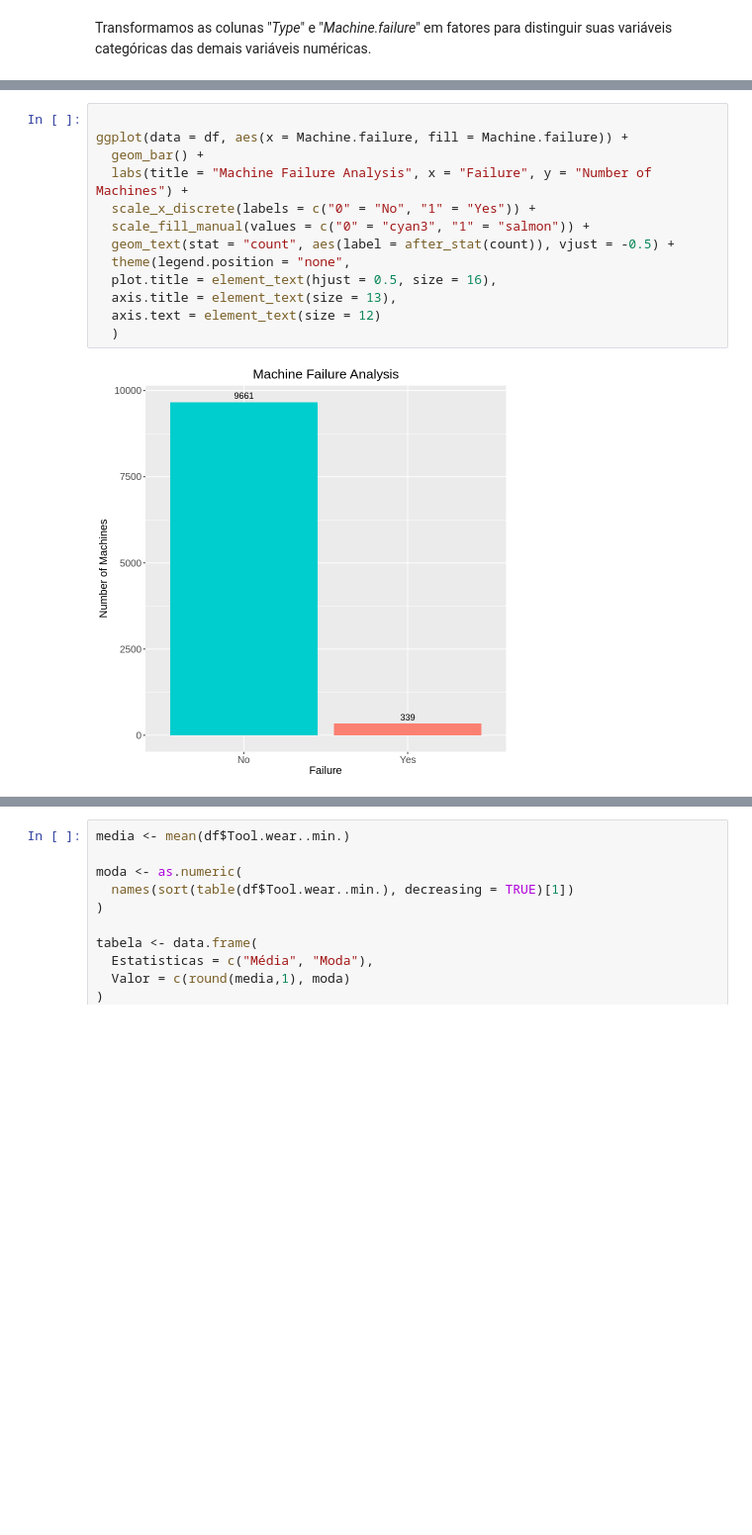
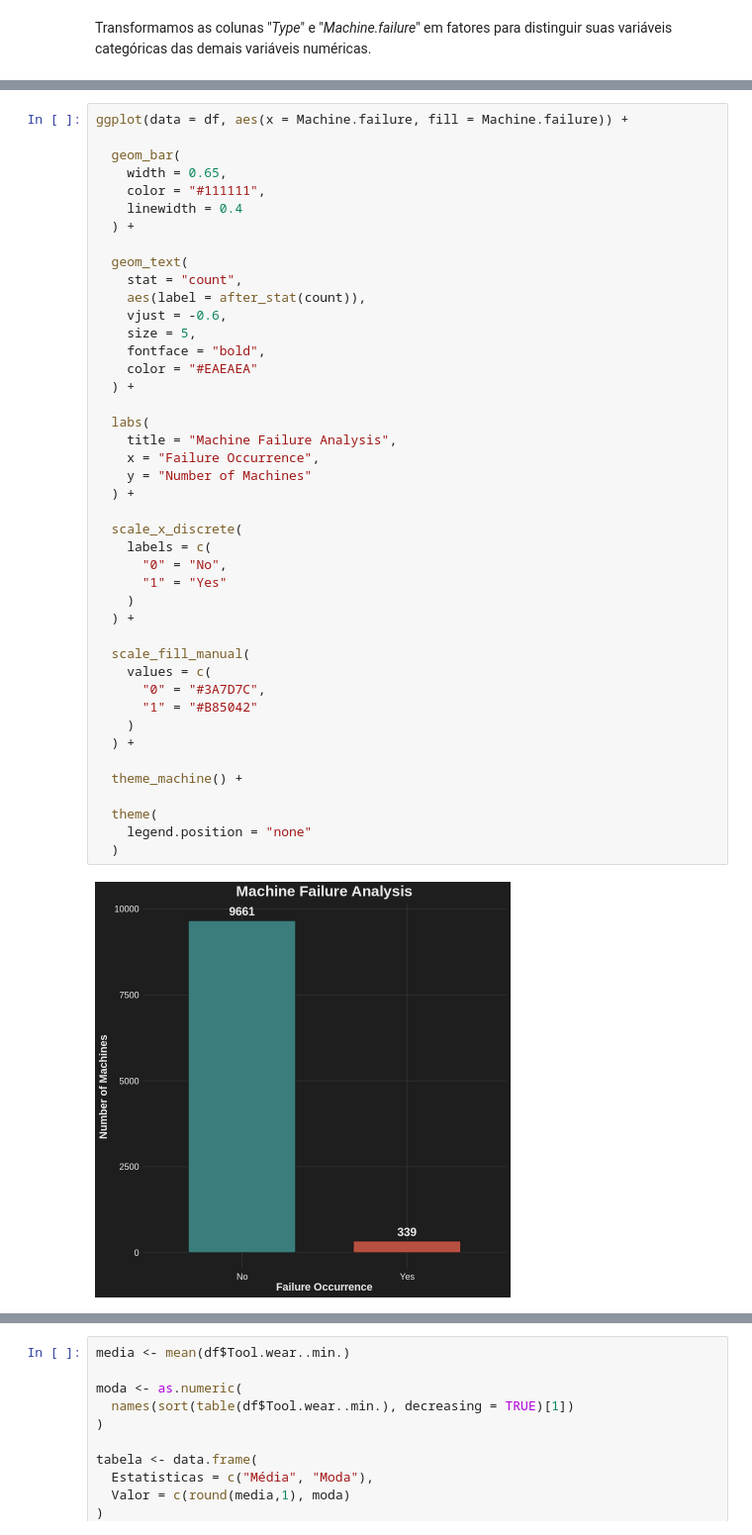
Before and after one commit to IrineuACgasoso/Projeto-2-Estatistica, a Jupyter notebook: projeto2.ipynb, the cells around one changed output, grey strips where cells are left out. Shown at 99% size. Drawn from its saved outputs; the diff is of its cells as text; blank space fills up the shorter version.

Commit message:
FEATS 2.2.3; 2.2.4; 2.2.5; 2.2.6. IMPROVED GRAPHICS

```diff
--- a/projeto2.ipynb
+++ b/projeto2.ipynb
@@ -130,15 +214,45 @@ Transformamos as colunas "*Type*" e "*Machine.failure*" em fatores para distingu
 # %%
+ggplot(data = df, aes(x = Machine.failure, fill = Machine.failure)) +
 
-ggplot(data = df, aes(x = Machine.failure, fill = Machine.failure)) +
-  geom_bar() +
-  labs(title = "Machine Failure Analysis", x = "Failure", y = "Number of Machines") +
-  scale_x_discrete(labels = c("0" = "No", "1" = "Yes")) +
-  scale_fill_manual(values = c("0" = "cyan3", "1" = "salmon")) +
-  geom_text(stat = "count", aes(label = after_stat(count)), vjust = -0.5) +
-  theme(legend.position = "none",
-  plot.title = element_text(hjust = 0.5, size = 16),
-  axis.title = element_text(size = 13),
-  axis.text = element_text(size = 12)
+  geom_bar(
+    width = 0.65,
+    color = "#111111",
+    linewidth = 0.4
+  ) +
+
+  geom_text(
+    stat = "count",
+    aes(label = after_stat(count)),
+    vjust = -0.6,
+    size = 5,
+    fontface = "bold",
+    color = "#EAEAEA"
+  ) +
+
+  labs(
+    title = "Machine Failure Analysis",
+    x = "Failure Occurrence",
+    y = "Number of Machines"
+  ) +
+
+  scale_x_discrete(
+    labels = c(
+      "0" = "No",
+      "1" = "Yes"
+    )
+  ) +
+
+  scale_fill_manual(
+    values = c(
+      "0" = "#3A7D7C",
+      "1" = "#B85042"
+    )
+  ) +
+
+  theme_machine() +
+
+  theme(
+    legend.position = "none"
   )
 # %% [output]
-[figure, old version]
+[figure, new version]
```
Also changed, not shown: parts of 28 cells of this notebook.
